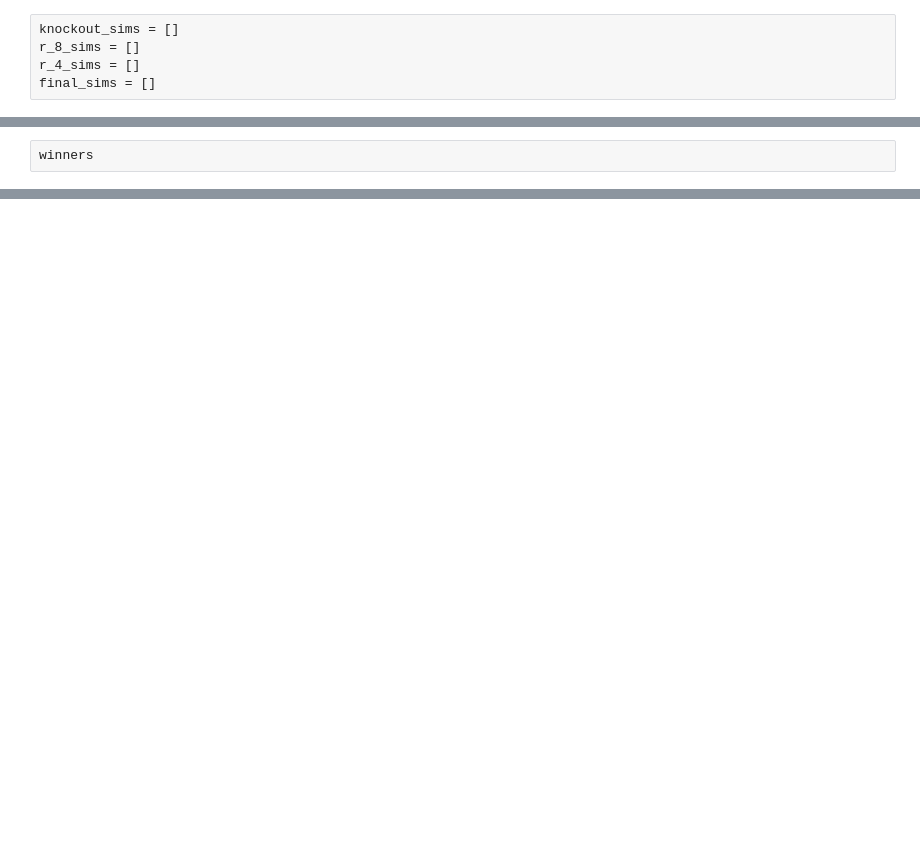
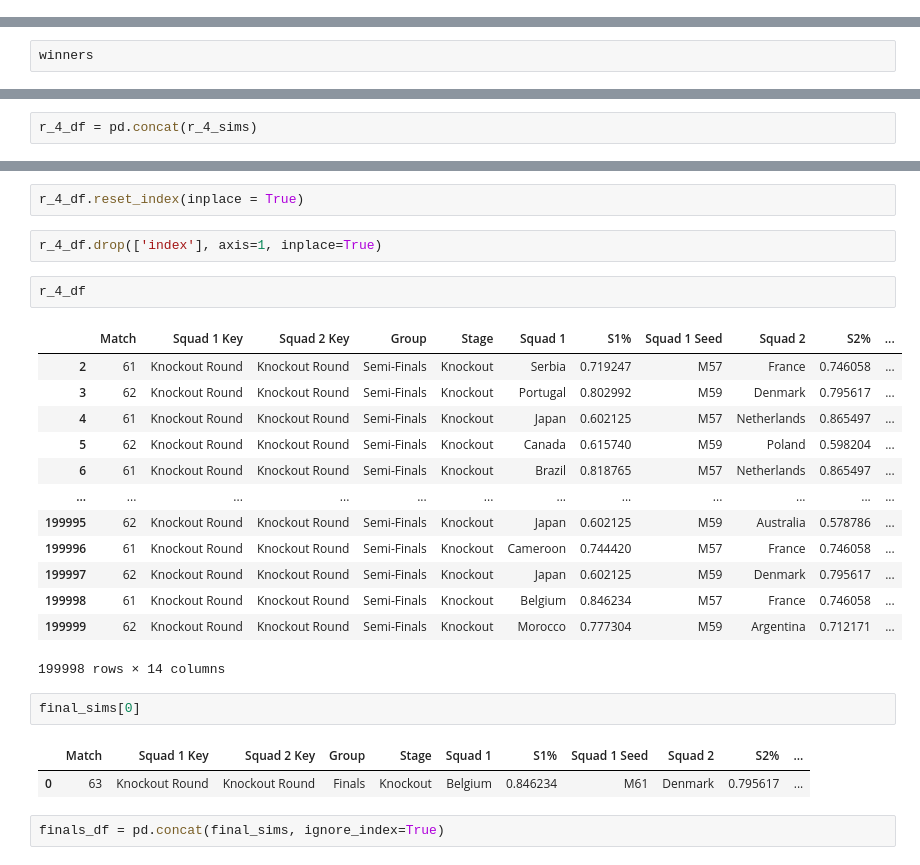
Before and after one commit to matthallman/uofm_data_capstone_worldcup, a Jupyter notebook: ML_Model_Data/Tourney_Sim_Final_Build.ipynb, the cells around one changed output, grey strips where cells are left out. Cells and saved outputs as stored; diff of their text form; blank space fills up the shorter version.

Commit message:
Added Simulation results
Match Result CSV Not uploaded to Github for file size purposes. Group stage results can be found in the group_results pickle file.

```diff
--- a/ML_Model_Data/Tourney_Sim_Final_Build.ipynb
+++ b/ML_Model_Data/Tourney_Sim_Final_Build.ipynb
@@ -228,6 +242 @@ final_sims = []
-# %%
-knockout_sims = []
-r_8_sims = []
-r_4_sims = []
-final_sims = []
 # %%
@@ -265,0 +377,2 @@ winners
+# %%
+r_4_df = pd.concat(r_4_sims)
@@ -265,0 +388,27 @@ winners
+# %%
+r_4_df.reset_index(inplace = True)
+# %%
+r_4_df.drop(['index'], axis=1, inplace=True)
+# %%
+r_4_df
+# %% [output]
+|  | Match | Squad 1 Key | Squad 2 Key | Group | Stage | Squad 1 | S1% | Squad 1 Seed | Squad 2 | S2% | ... |
+| 2 | 61 | Knockout Round | Knockout Round | Semi-Finals | Knockout | Serbia | 0.719247 | M57 | France | 0.746058 | ... |
+| 3 | 62 | Knockout Round | Knockout Round | Semi-Finals | Knockout | Portugal | 0.802992 | M59 | Denmark | 0.795617 | ... |
+| 4 | 61 | Knockout Round | Knockout Round | Semi-Finals | Knockout | Japan | 0.602125 | M57 | Netherlands | 0.865497 | ... |
+| 5 | 62 | Knockout Round | Knockout Round | Semi-Finals | Knockout | Canada | 0.615740 | M59 | Poland | 0.598204 | ... |
+| 6 | 61 | Knockout Round | Knockout Round | Semi-Finals | Knockout | Brazil | 0.818765 | M57 | Netherlands | 0.865497 | ... |
+| ... | ... | ... | ... | ... | ... | ... | ... | ... | ... | ... | ... |
+| 199995 | 62 | Knockout Round | Knockout Round | Semi-Finals | Knockout | Japan | 0.602125 | M59 | Australia | 0.578786 | ... |
+| 199996 | 61 | Knockout Round | Knockout Round | Semi-Finals | Knockout | Cameroon | 0.744420 | M57 | France | 0.746058 | ... |
+| 199997 | 62 | Knockout Round | Knockout Round | Semi-Finals | Knockout | Japan | 0.602125 | M59 | Denmark | 0.795617 | ... |
+| 199998 | 61 | Knockout Round | Knockout Round | Semi-Finals | Knockout | Belgium | 0.846234 | M57 | France | 0.746058 | ... |
+| 199999 | 62 | Knockout Round | Knockout Round | Semi-Finals | Knockout | Morocco | 0.777304 | M59 | Argentina | 0.712171 | ... |
+199998 rows × 14 columns
+# %%
+final_sims[0]
+# %% [output]
+|  | Match | Squad 1 Key | Squad 2 Key | Group | Stage | Squad 1 | S1% | Squad 1 Seed | Squad 2 | S2% | ... |
+| 0 | 63 | Knockout Round | Knockout Round | Finals | Knockout | Belgium | 0.846234 | M61 | Denmark | 0.795617 | ... |
+# %%
+finals_df = pd.concat(final_sims, ignore_index=True)
```
Also changed, not shown: parts of 43 cells of this notebook, 6 other files.
